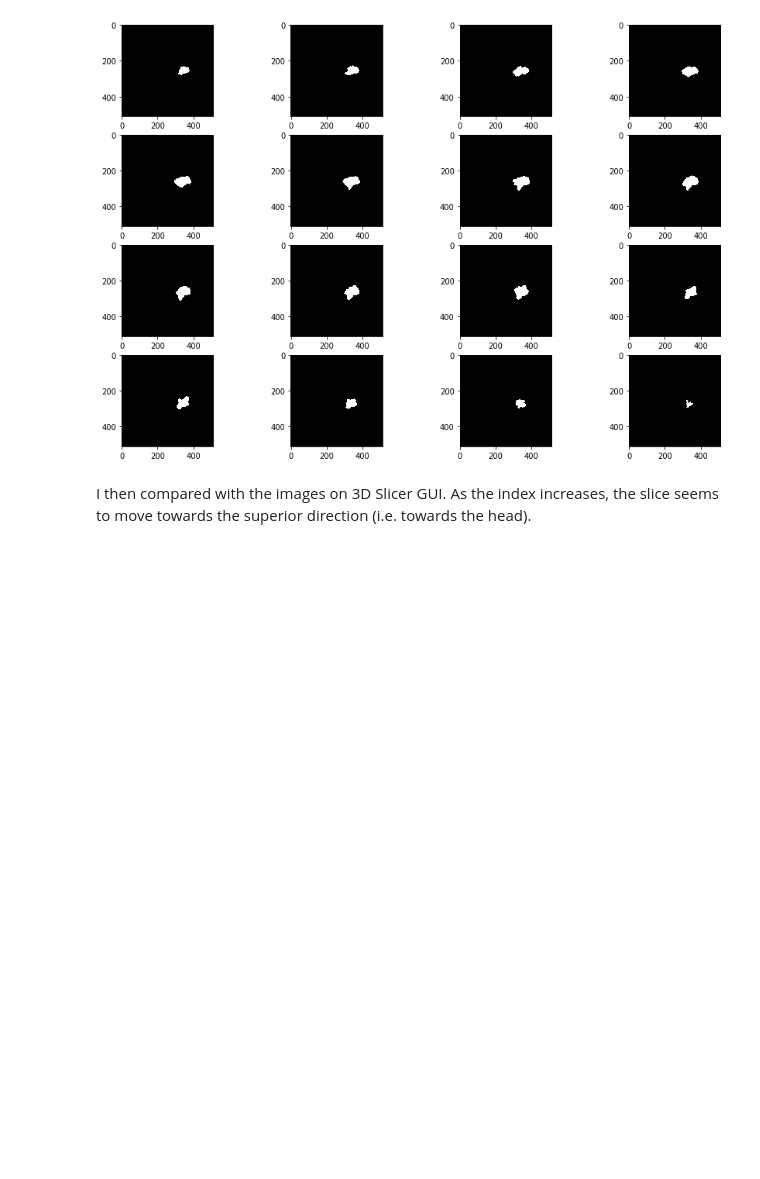
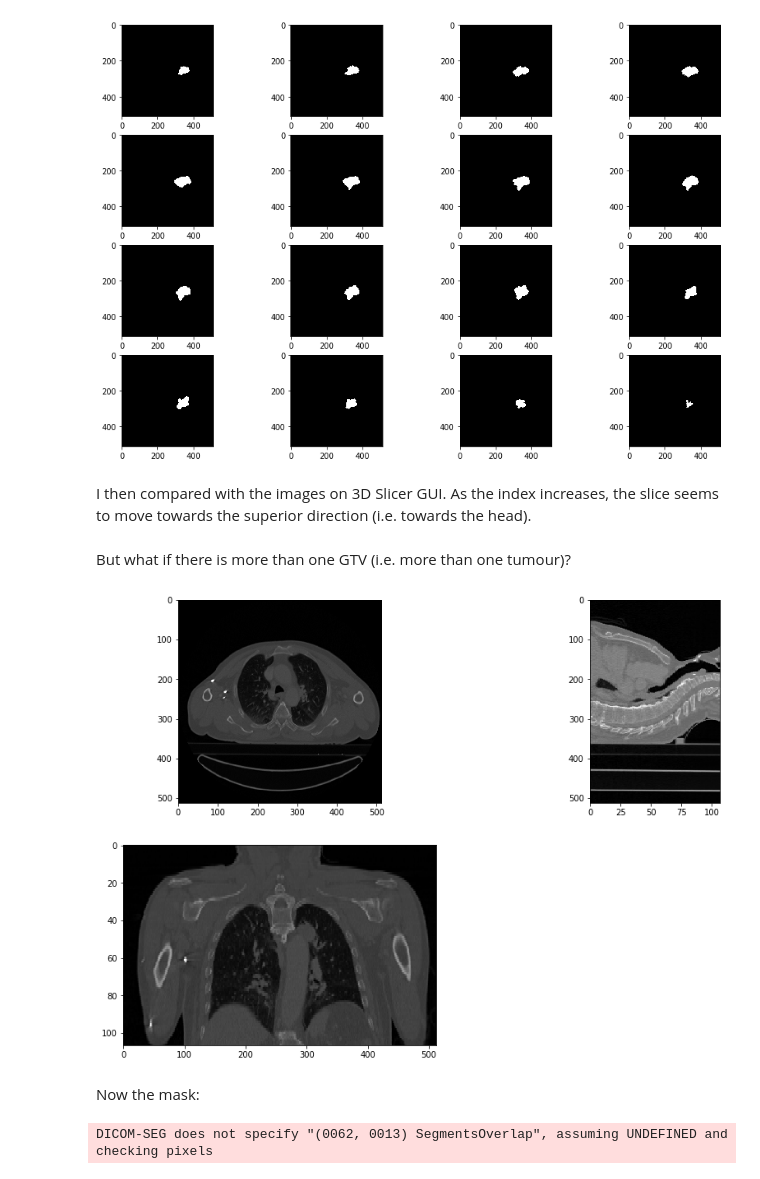
Before and after one commit to hhfchoi/Radiomics, a Jupyter notebook: CNN.ipynb, the cells around one changed output. Cells and saved outputs as stored; diff of their text form; code cells hidden in the pictures; blank space fills up the shorter version.

Commit message:
Trying patients with multiple tumours

```diff
--- a/CNN.ipynb
+++ b/CNN.ipynb
@@ -168,3 +168,75 @@ plt.show()
 [figure]
 # %% [markdown]
 I then compared with the images on 3D Slicer GUI. As the index increases, the slice seems to move towards the superior direction (i.e. towards the head).
+# %% [markdown]
+But what if there is more than one GTV (i.e. more than one tumour)?
+# %%
+os.chdir('/Volumes/Time Machine Backups/Radiomics-NSCLC-v3/NSCLC-Radiomics/')
+os.chdir('LUNG1-003/01-01-2014-StudyID-34270/1-28595/')
+
+# load the DICOM files
+files = []
+
+for fname in os.listdir():
+    files.append(pydicom.dcmread(fname))
+
+# skip files with no SliceLocation (eg scout views)
+slices = []
+skipcount = 0
+for f in files:
+    if hasattr(f, 'SliceLocation'):
+        slices.append(f)
+    else:
+        skipcount = skipcount + 1
+
+# ensure they are in the correct order
+slices = sorted(slices, key=lambda s: s.SliceLocation)
+
+# pixel aspects, assuming all slices are the same
+ps = slices[0].PixelSpacing
+ss = slices[0].SliceThickness
+ax_aspect = ps[1]/ps[0]
+sag_aspect = ps[1]/ss
+cor_aspect = ss/ps[0]
+
+# create 3D array
+img_shape = list(slices[0].pixel_array.shape)
+img_shape.append(len(slices))
+img3d = np.zeros(img_shape)
+
+# fill 3D array with the images from the files
+for i, s in enumerate(slices):
+    img2d = s.pixel_array
+    img3d[:, :, i] = img2d
+
+# plot 3 orthogonal slices
+plt.figure(figsize=(15,10))
+plt.gray()
+
+a1 = plt.subplot(2, 2, 1)
+plt.imshow(img3d[:, :, img_shape[2]//2])
+a1.set_aspect(ax_aspect)
+
+a2 = plt.subplot(2, 2, 2)
+plt.imshow(img3d[:, img_shape[1]//2, :])
+a2.set_aspect(sag_aspect)
+
+a3 = plt.subplot(2, 2, 3)
+plt.imshow(img3d[img_shape[0]//2, :, ::-1].T) #-1 to flip the SI directions
+a3.set_aspect(cor_aspect)
+
+plt.show()
+# %% [output]
+[figure, added]
+# %% [markdown]
+Now the mask:
+# %%
+dcm = pydicom.dcmread('../../02-25-2019-CTLUNG-34270/300-Segmentation-72932/000000.dcm')
+
+reader = pydicom_seg.MultiClassReader()
+result = reader.read(dcm)
+
+image_data = result.data  # directly available
+image = result.image  # lazy construction
+# %% [output]
+DICOM-SEG does not specify "(0062, 0013) SegmentsOverlap", assuming UNDEFINED and checking pixels
```
Also changed, not shown: parts of 5 cells of this notebook.
